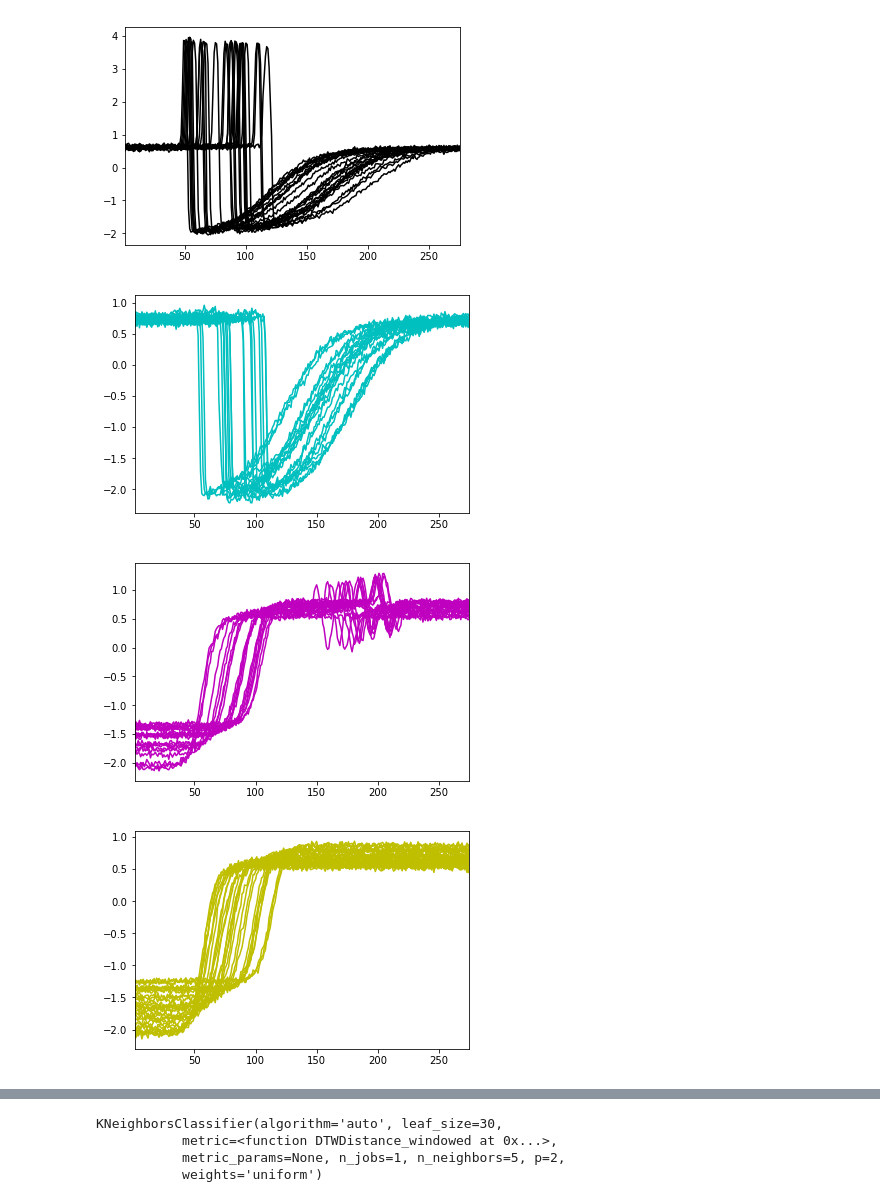
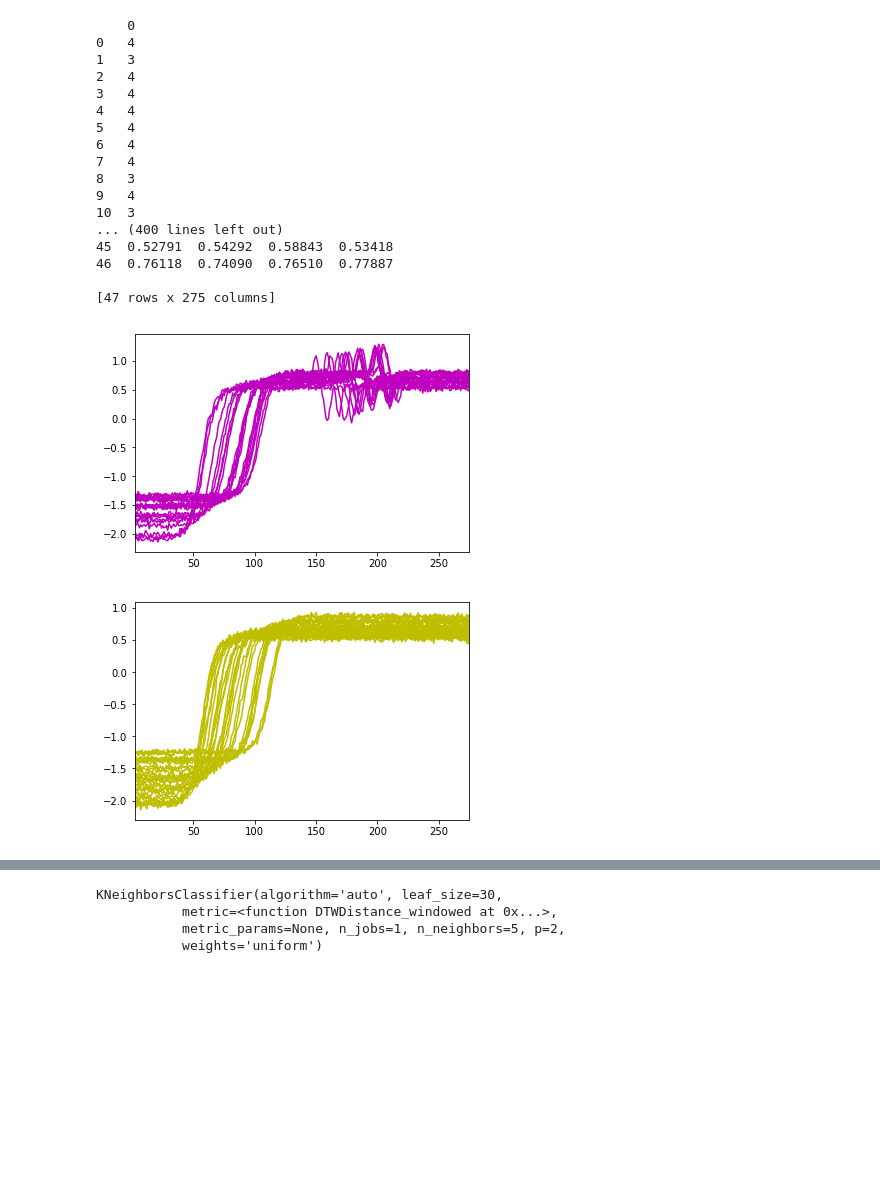
Before and after one commit to MkuuWaUjinga/lime, a Jupyter notebook: lime/time_series_explanation.ipynb, the cells around one changed output, grey strips where cells are left out. Drawn from its saved outputs; the diff is of its cells as text; code cells hidden in the pictures; blank space fills up the shorter version.

```diff
--- a/lime/time_series_explanation.ipynb
+++ b/lime/time_series_explanation.ipynb
@@ -18,24 +18,47 @@ from lime_time_series import *
 # read dataset
 train = pd.read_csv('time_series/Trace_TRAIN', header=None)
 test = pd.read_csv('time_series/Trace_TEST', header=None)
+train = train[train[0]>2].reset_index().drop(['index'], axis=1)
+test = test[test[0]>2].reset_index().drop(['index'], axis=1)
+
 Y_columns = [0]
 Y_train = train[Y_columns]
 X_train = train.drop(Y_columns, axis=1)
 Y_test = test[Y_columns]
 X_test = test.drop(Y_columns, axis=1)
+print(Y_train)
+print(X_train)
+print(Y_test)
+print(X_test)
+# %% [output]
+    0
+0   4
+1   3
+2   4
+3   4
+4   4
+5   4
+6   4
+7   4
+8   3
+9   4
+10  3
+... (400 lines left out)
+45  0.52791  0.54292  0.58843  0.53418
+46  0.76118  0.74090  0.76510  0.77887
+
+[47 rows x 275 columns]
 # %%
-train[train[0]==1].transpose()[1:].plot(legend=False, color='k')
+#train[train[0]==1].transpose()[1:].plot(legend=False, color='k')
+#plt.show()
+#train[train[0]==2].transpose()[1:].plot(legend=False, color='c')
+#plt.show()
+train[train[0]==3].transpose()[2:].plot(legend=False, color='m')
 plt.show()
-train[train[0]==2].transpose()[1:].plot(legend=False, color='c')
+train[train[0]==4].transpose()[2:].plot(legend=False, color='y')
 plt.show()
-train[train[0]==3].transpose()[1:].plot(legend=False, color='m')
-plt.show()
-train[train[0]==4].transpose()[1:].plot(legend=False, color='y')
-plt.show()
-test[test[0]==1].transpose()[1:].plot(legend=False, color='y')
-plt.show()
+#test[test[0]==1].transpose()[1:].plot(legend=False, color='y')
+#plt.show()
 # %% [output]
-[figure, old version]
+[figure, new version]
-[figure, old version]
+[figure, new version]
-[figure, removed]
-[figure, removed]
```
Also changed, not shown: parts of 7 cells of this notebook, 1 other file.
